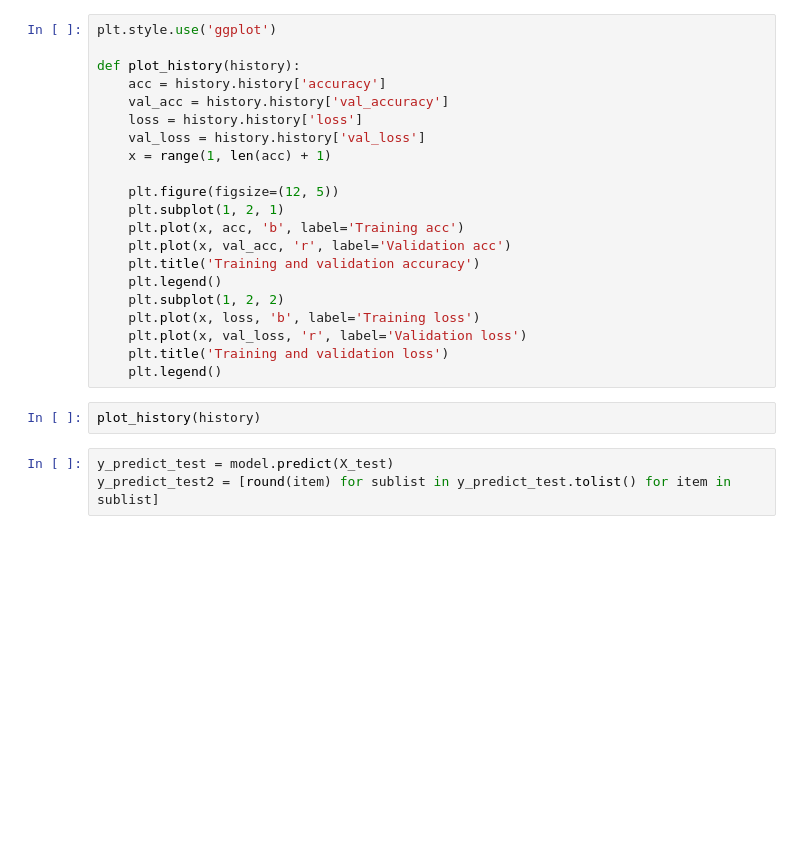
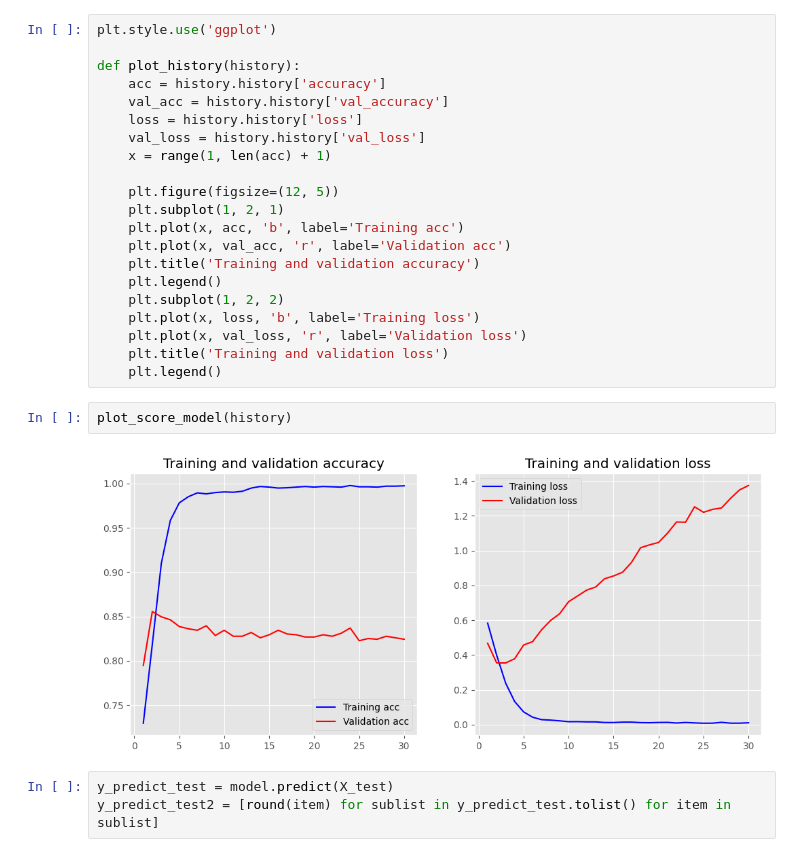
Before and after one commit to Mouni0816/OnlineInsultDetection, a Jupyter notebook: Notebooks/3_CNN/3_6_1_Model_CNN.ipynb, the cells around one changed output. Saved outputs shown, nothing was run; the diff lists cells and outputs as text; blank space fills up the shorter version.

```diff
--- a/Notebooks/3_CNN/3_6_1_Model_CNN.ipynb
+++ b/Notebooks/3_CNN/3_6_1_Model_CNN.ipynb
@@ -116,7 +116,9 @@ def plot_history(history):
     plt.title('Training and validation loss')
     plt.legend()
 # %%
-plot_history(history)
+plot_score_model(history)
+# %% [output]
+[figure, added]
 # %%
 y_predict_test = model.predict(X_test)
 y_predict_test2 = [round(item) for sublist in y_predict_test.tolist() for item in sublist]
```
Also changed, not shown: parts of 3 cells of this notebook, 15 other files.
